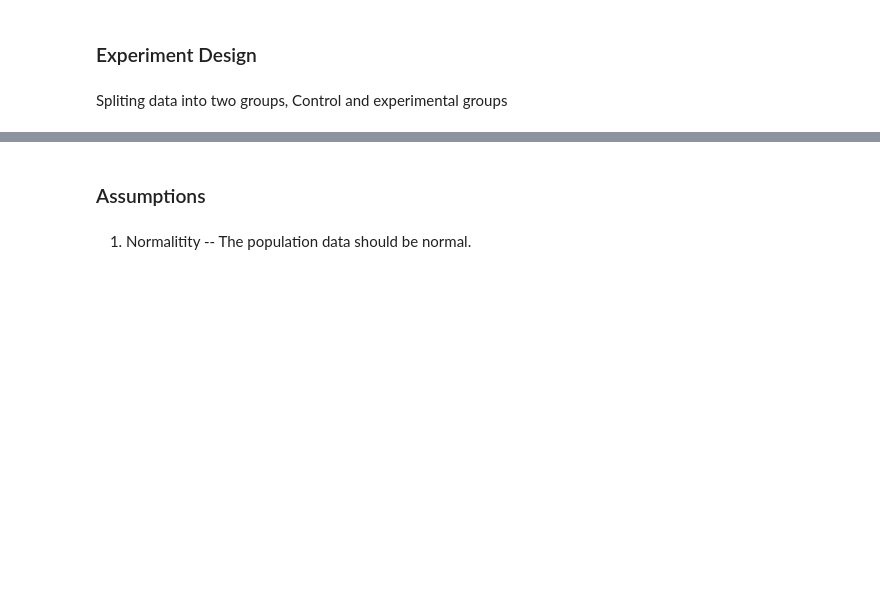
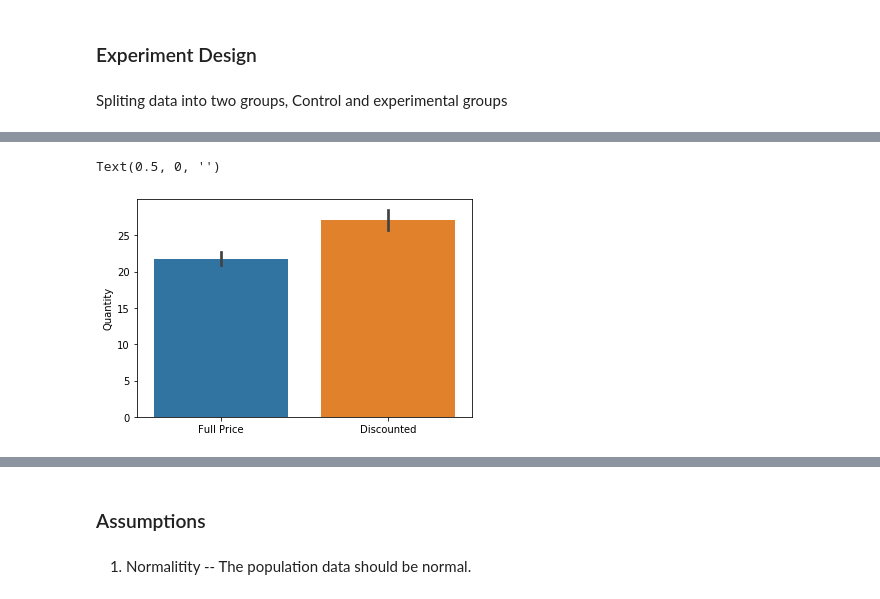
Before and after one commit to Dantarshi/dsc-mod-3-project-online-ds-ft-100719, a Jupyter notebook: Mod 3 project.ipynb, the cells around one changed output, grey strips where cells are left out. Saved outputs shown, nothing was run; the diff lists cells and outputs as text; code cells hidden in the pictures; blank space fills up the shorter version.

```diff
--- a/Mod 3 project.ipynb
+++ b/Mod 3 project.ipynb
@@ -161,0 +103,6 @@ exp = experiment['Quantity']
+# %%
+ax = sns.barplot(x='discounted', y='Quantity', data= df)
+ax.set_xlabel('')
+# %% [output]
+Text(0.5, 0, '')
+[figure, added]
```
Also changed, not shown: parts of 28 cells of this notebook.
